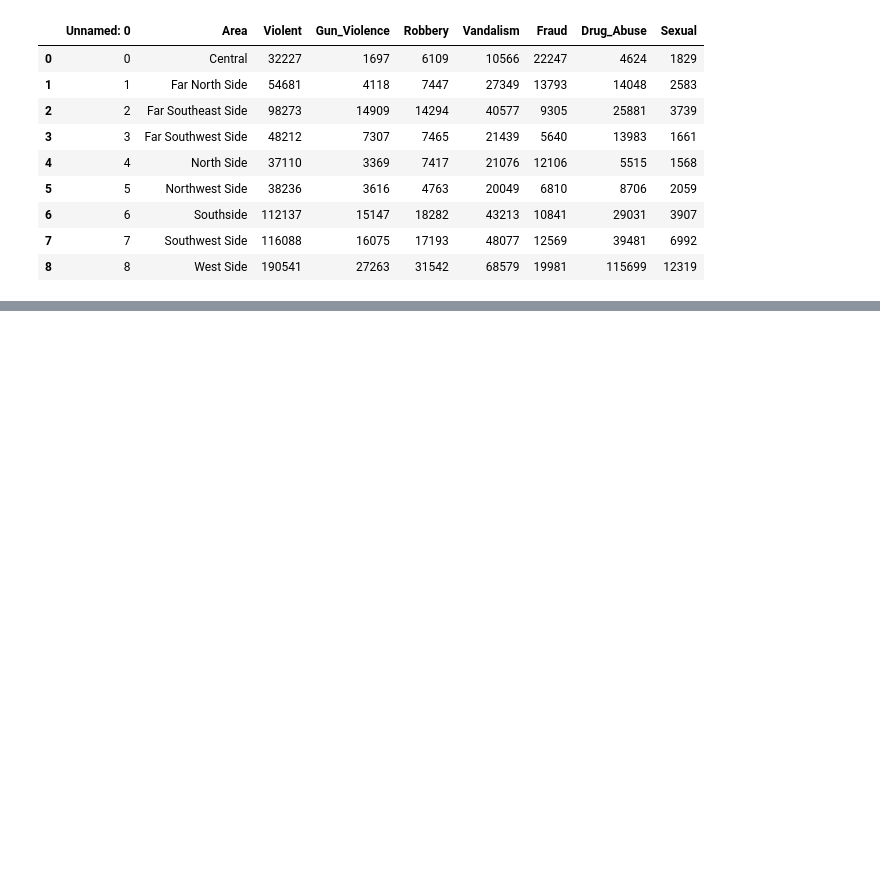
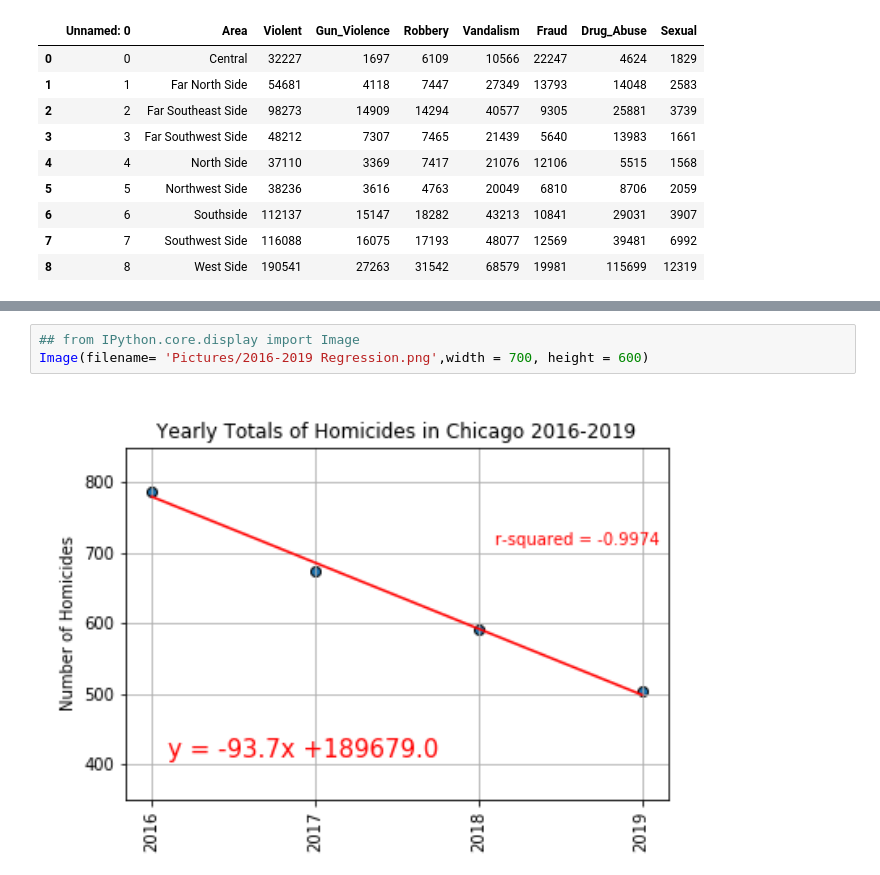
Before and after one commit to shidalgo12/Chicago_Crime, a Jupyter notebook: Data_Visualization.ipynb, the cells around one changed output, grey strips where cells are left out. Drawn from its saved outputs; the diff is of its cells as text; blank space fills up the shorter version.

```diff
--- a/Data_Visualization.ipynb
+++ b/Data_Visualization.ipynb
@@ -85,0 +96,5 @@ area_crime.style.apply(highlight_max)
+# %%
+## from IPython.core.display import Image
+Image(filename= 'Pictures/2016-2019 Regression.png',width = 700, height = 600)
+# %% [output]
+[figure, added]
```
Also changed, not shown: parts of 6 cells of this notebook.
